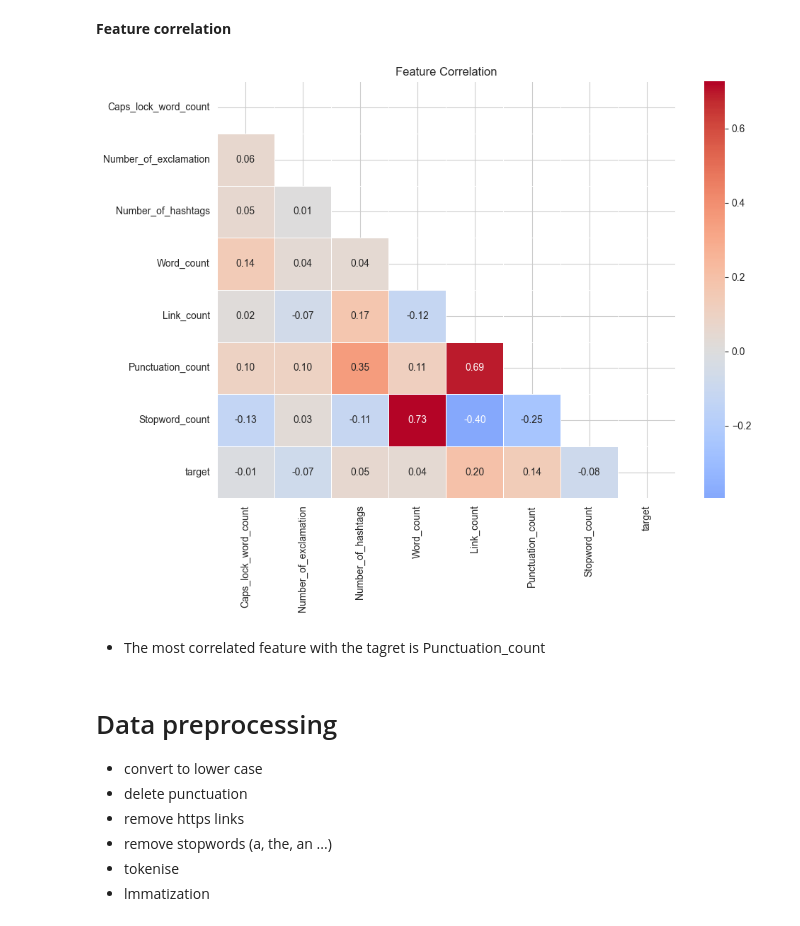
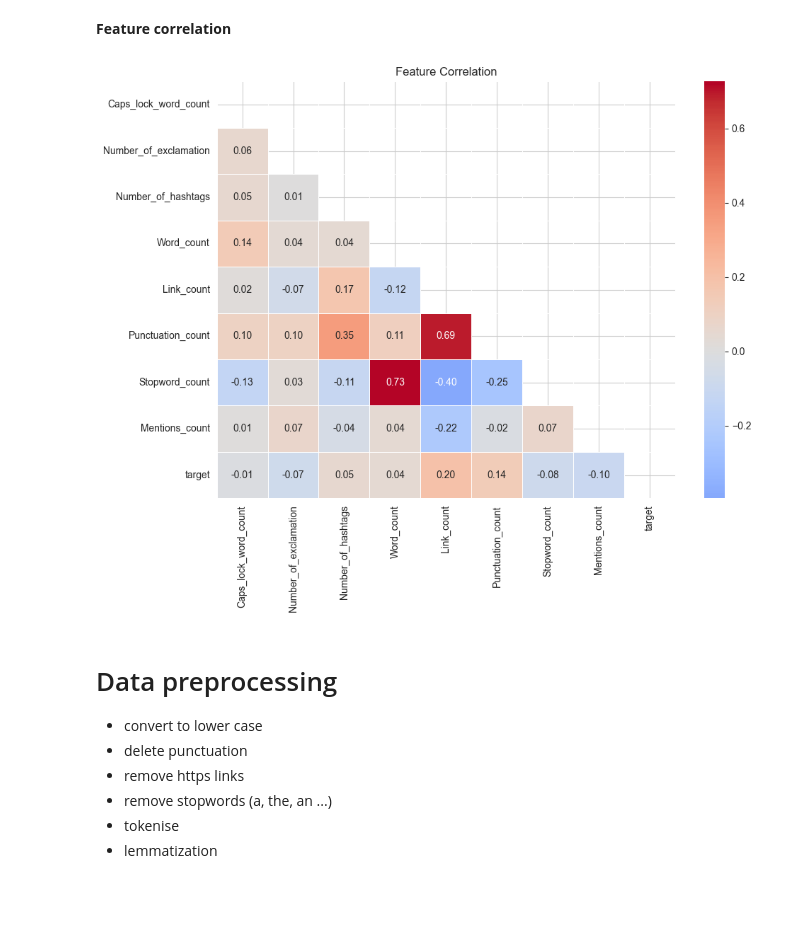
Before and after one commit to katarzynarogalska/DisasterTweets_KaggleCompetition, a Jupyter notebook: notebooks/TweetsEDA.ipynb, the cells around one changed output. Saved outputs shown, nothing was run; the diff lists cells and outputs as text; code cells hidden in the pictures; blank space fills up the shorter version.

```diff
--- a/notebooks/TweetsEDA.ipynb
+++ b/notebooks/TweetsEDA.ipynb
@@ -422,0 +391,6 @@ plt.show()
+# %%
+def count_mentions(text):
+    mention_pattern = r'@\w+'
+    mentions=re.findall(mention_pattern,text)
+    return len(mentions)
+df['Mentions_count']=df['text'].apply(count_mentions)
@@ -424,18 +403,16 @@ plt.show()
 **Feature correlation**
 # %%
 columns = ['Caps_lock_word_count', 'Number_of_exclamation', 'Number_of_hashtags',
-           'Word_count', 'Link_count', 'Punctuation_count', 'Stopword_count', 'target']
+           'Word_count', 'Link_count', 'Punctuation_count', 'Stopword_count','Mentions_count', 'target']
 correlation_matrix = df[columns].corr()
 mask = np.triu(np.ones_like(correlation_matrix, dtype=bool))
 plt.figure(figsize=(10, 8))
 sns.heatmap(correlation_matrix, annot=True, fmt='.2f', cmap='coolwarm', linewidths=0.5, mask=mask, center=0)
 plt.title('Feature Correlation')
 plt.tight_layout()
 plt.show()
 # %% [output]
-[figure, old version]
+[figure, new version]
-# %% [markdown]
-* The most correlated feature with the tagret is Punctuation_count
 # %% [markdown]
 # Data preprocessing
 * convert to lower case
@@ -443,7 +420,7 @@ plt.show()
 * remove https links
 * remove stopwords (a, the, an ...)
 * tokenise
-* lmmatization
+* lemmatization
 # %%
 cleaned_text_df = df.copy()
 def clean_text(text):
```
Also changed, not shown: parts of 14 cells of this notebook.
